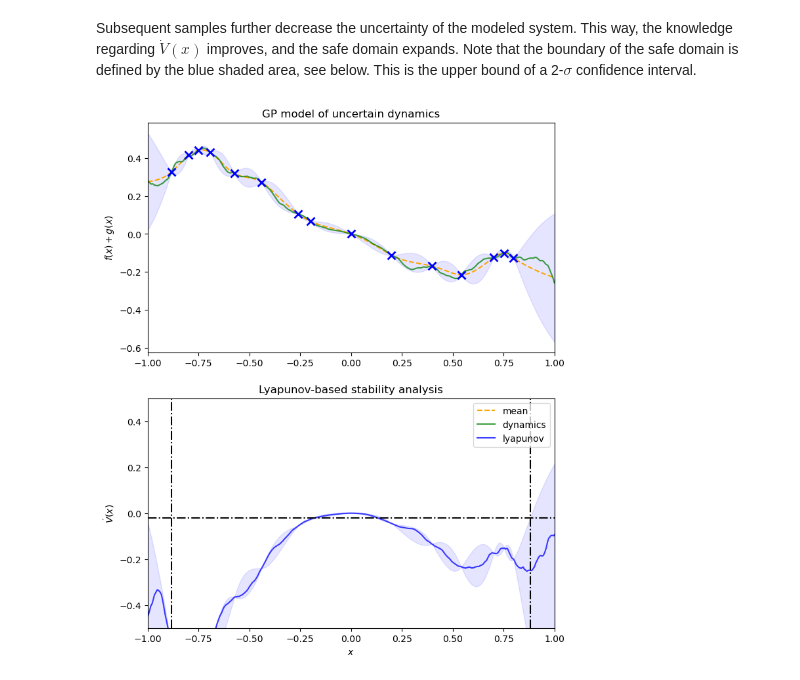
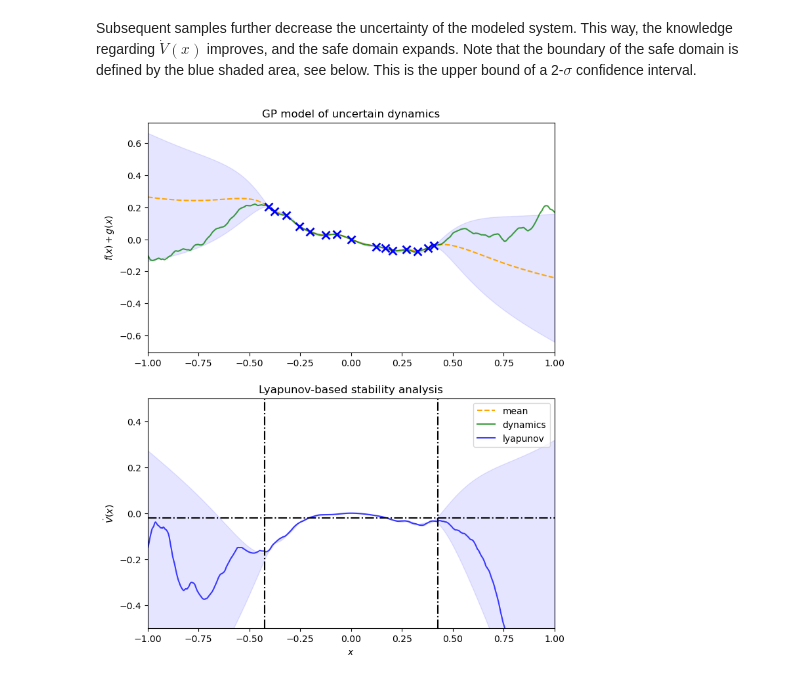
Before and after one commit to maalberg/safely, a Jupyter notebook: safely_1d.ipynb, the cells around one changed output. Cells and saved outputs as stored; diff of their text form; code cells hidden in the pictures.

Commit message:
refactor functions to use tensorflow and update 1d example accordingly

```diff
--- a/safely_1d.ipynb
+++ b/safely_1d.ipynb
@@ -59,20 +67,20 @@ np.random.seed(8)
 # - define uncertain dynamics
 
 # define a kernel
-kern_var = 0.2**2
-kern_lenscale = 0.2
-uncertainty_kern = (
-    gpy.kern.Matern32(domain.dims_n, lengthscale=kern_lenscale, variance=kern_var) *
-    gpy.kern.Linear(domain.dims_n))
+error_var = 0.2**2
+error_lenscale = 0.2
+error = (
+    gpflow.kernels.Matern32(variance=error_var, lengthscales=error_lenscale) *
+    gpflow.kernels.Linear())
 
-dyn = fun.dynamics(dyn_linear, error=uncertainty_kern)
+dyn = fun.dynamics(dyn_linear, error=error)
 
 # exemplify some samples of these uncertain dynamics
 dyn_samples_n = 4
 dyn_samples = dyn(domain.states, samples_n=dyn_samples_n)
 for sample in dyn_samples:
     plt.plot(domain.states, sample)
-plt.xlabel('$x$')
-plt.ylabel('$f(x)+g(x)$')
+    plt.xlabel('$x$')
+    plt.ylabel('$f(x)+g(x)$')
 plt.show()
 # %% [output]
@@ -143,13 +151,13 @@ This safe region will be the starting point for a subsequent online learning.
 # which is more generally expressed as V(x) = xT * P * x,
 # where P is some positive-definite matrix,
 # and where xT is the transpose of x.
-lyap_candidate = fun.quadratic(1)
+lyap_candidate = fun.quadratic(tf.constant(1., dtype=gpflow.default_float()))
 
 # specify safe initial domain
-domain_safe_init = np.abs(domain.states.squeeze()) < 0.2
+domain_safe = np.abs(domain.states.squeeze()) < 0.2
 
-# instantiate a lyapunov function candidate
-lyap = safe.lyapunov(lyap_candidate, domain, domain_safe_init)
+# instantiate a lyapunov framework
+lyap = safe.lyapunov(lyap_candidate, dyn, domain, domain_safe)
 # %% [markdown]
 ### Lipschitz continuity
 
@@ -205,13 +213,13 @@ lip_f = np.linalg.norm([-0.25], ord=np.inf)
 lip_ci = 2.0
 lip_g = (
     lip_ci *
-    np.sqrt(kern_var) / kern_lenscale *
+    np.sqrt(error_var) / error_lenscale *
     np.linalg.norm(domain.dims_lim, ord=np.inf))
 
 bnd_f = np.linalg.norm(dyn_linear(domain.states), ord=np.inf)
 
 bnd_g = (
-    np.sqrt(kern_var) *
+    np.sqrt(error_var) *
     np.linalg.norm(domain.dims_lim, ord=np.inf))
 
 # lipschitz constant
@@ -352,8 +364,10 @@ The online learning proceeds by sampling the uncertain function at points, which
 # - first samples of online learning
 
 for i in range(2):
-    lyap.update_roa(dyn, safety_thr=lyap_threshold)
-    lyap.decrease_uncertainty(dyn)
+    lyap.update_safety(threshold=lyap_threshold)
 
-plot_dynamics(dyn, lyap, threshold=lyap_threshold, ci=lip_ci)
+    learnable_state = lyap.find_learnable()
+    dyn.observe_datapoints(learnable_state, dyn(learnable_state))
+
+plot_dynamics(lyap, threshold=lyap_threshold, ci=lip_ci)
 # %% [output]
@@ -363,11 +377,13 @@ Subsequent samples further decrease the uncertainty of the modeled system. This
 # %%
 # ---------------------------------------------------------------------------*/
 # - subsequent samples of online learning
 
 for i in range(12):
-    lyap.update_roa(dyn, safety_thr=lyap_threshold)
-    lyap.decrease_uncertainty(dyn)
+    lyap.update_safety(threshold=lyap_threshold)
 
-plot_dynamics(dyn, lyap, threshold=lyap_threshold, ci=lip_ci)
+    learnable_state = lyap.find_learnable()
+    dyn.observe_datapoints(learnable_state, dyn(learnable_state))
+
+plot_dynamics(lyap, threshold=lyap_threshold, ci=lip_ci)
 # %% [output]
-[figure, old version]
+[figure, new version]
```
Also changed, not shown: parts of 9 cells of this notebook, 2 other files.
